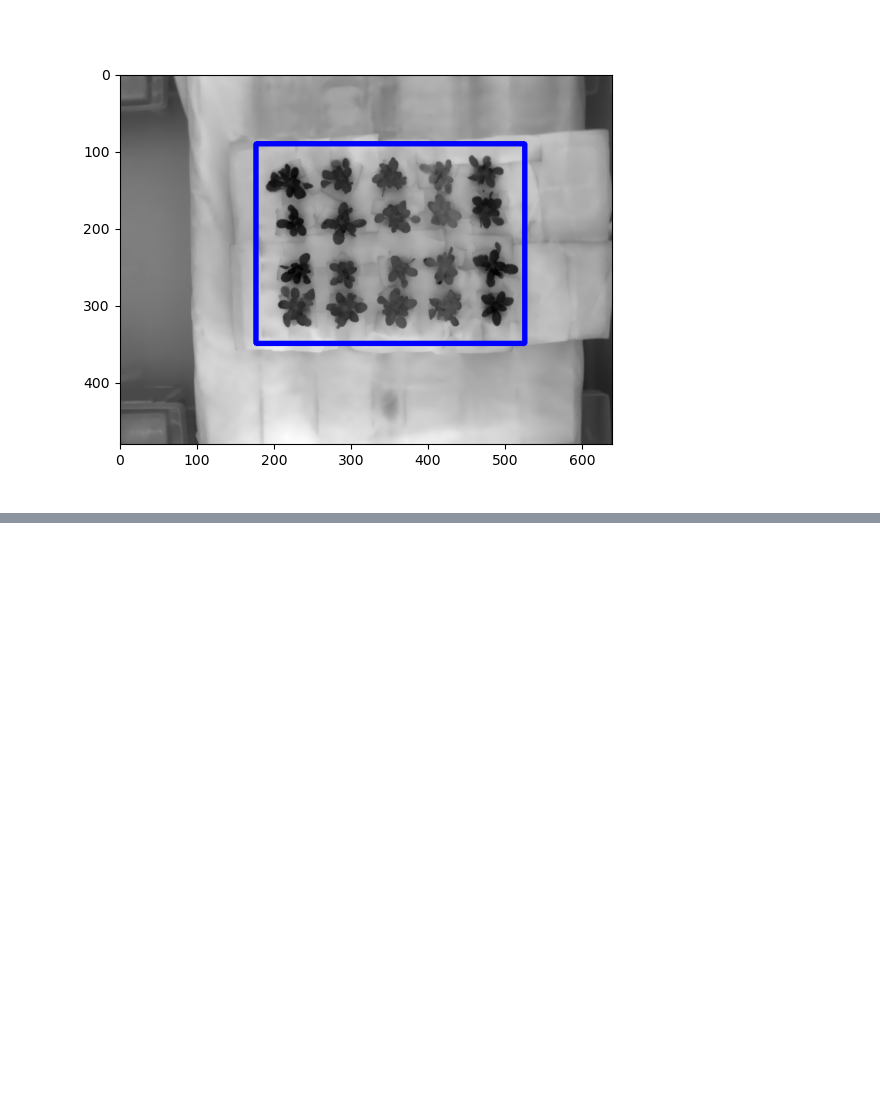
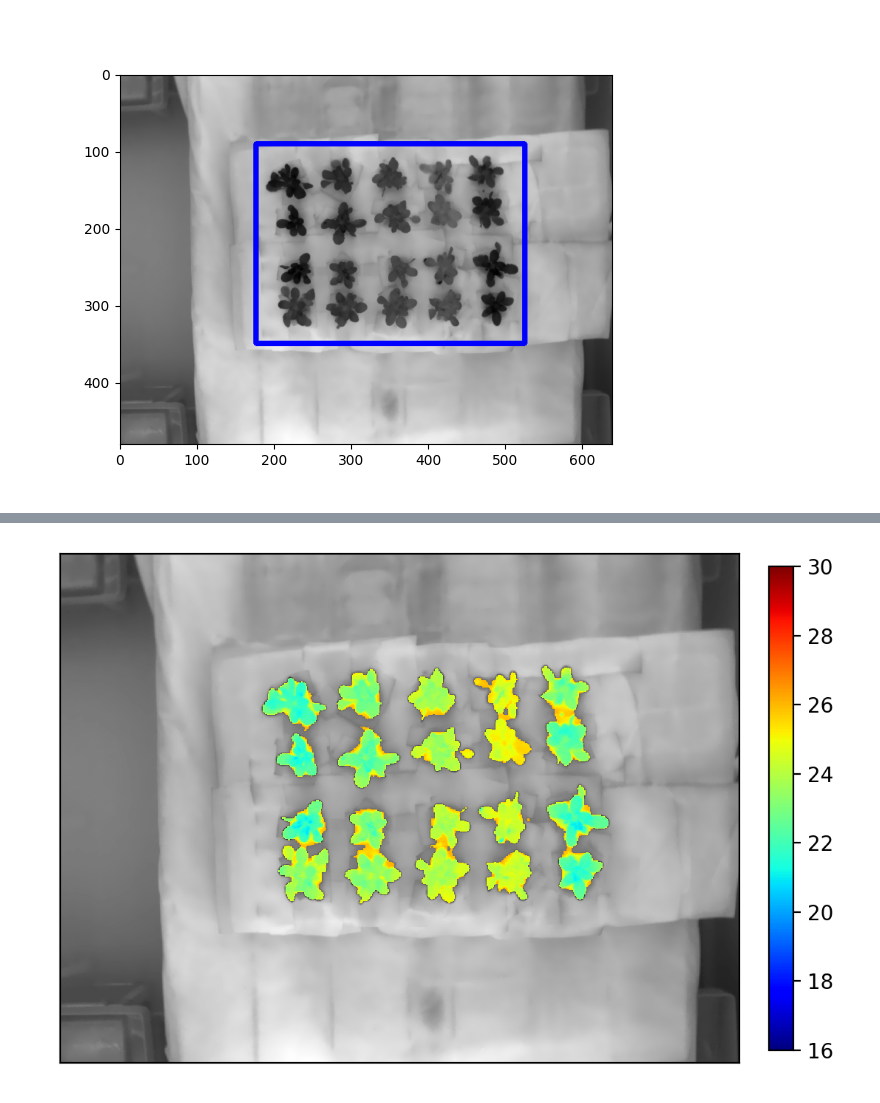
Before and after one commit to danforthcenter/plantcv-tutorial-thermal, a Jupyter notebook: index.ipynb, the cells around one changed output, grey strips where cells are left out. Saved outputs shown, nothing was run; the diff lists cells and outputs as text; code cells hidden in the pictures; blank space fills up the shorter version.

```diff
--- a/index.ipynb
+++ b/index.ipynb
@@ -135,0 +84,4 @@ pcv.outputs.save_results(filename=args.result)
+# %%
+pseudo_img
+# %% [output]
+[figure, added]
```
Also changed, not shown: parts of 13 cells of this notebook, 1 other file.
